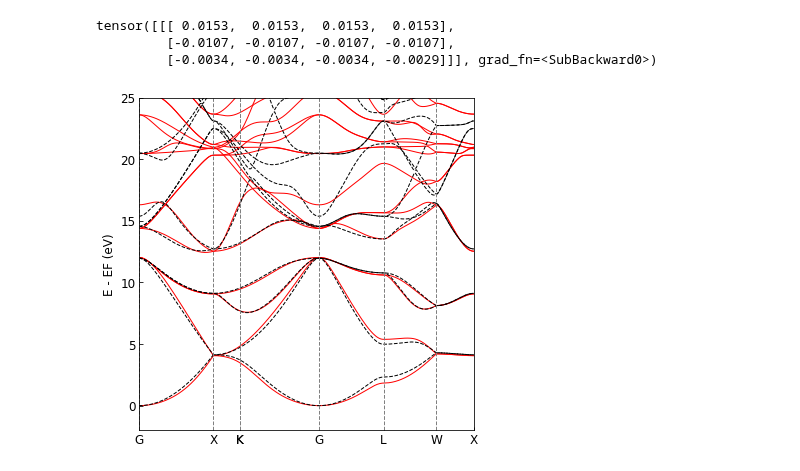
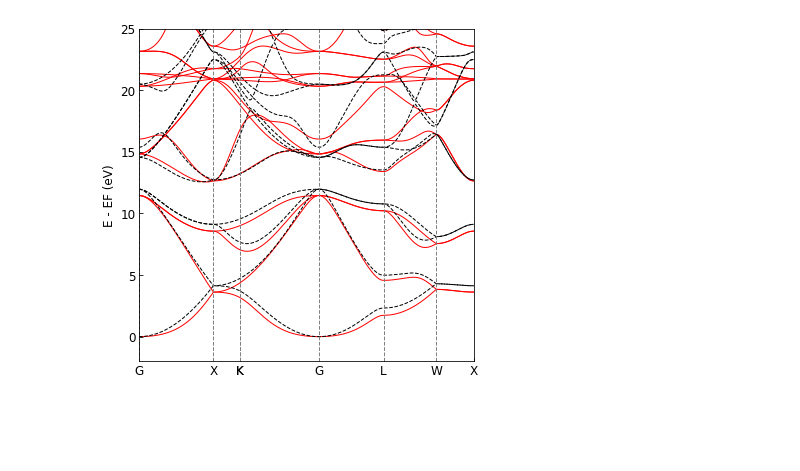
Before and after one commit to deepmodeling/DeePTB, a Jupyter notebook: examples/NRL-TB/silicon/plot_v2.ipynb, the cells around one changed output. Drawn from its saved outputs; the diff is of its cells as text; code cells hidden in the pictures; blank space fills up the shorter version.

```diff
--- a/examples/NRL-TB/silicon/plot_v2.ipynb
+++ b/examples/NRL-TB/silicon/plot_v2.ipynb
@@ -44,22 +16,16 @@ tensor([[[0., 0., 0., 0.],
-# %%
-model.onsite_param - model2.onsite_param
-# %% [output]
-tensor([[[ 0.0153,  0.0153,  0.0153,  0.0153],
-         [-0.0107, -0.0107, -0.0107, -0.0107],
-         [-0.0034, -0.0034, -0.0034, -0.0029]]], grad_fn=<SubBackward0>)
 # %%
 #set the band structure task
 jdata={
     "task_options": {
         "task": "band",
         "kline_type":"abacus",
-        "kpath":[[0.0000000000,  0.0000000000,   0.0000000000,   2],
-                [0.5000000000,   0.0000000000,   0.5000000000,   2],
+        "kpath":[[0.0000000000,  0.0000000000,   0.0000000000,   50],
+                [0.5000000000,   0.0000000000,   0.5000000000,   50],
                 [0.6250000000,   0.2500000000,   0.6250000000,   1],
-                [0.3750000000,   0.3750000000,   0.7500000000,   2],
-                [0.0000000000,   0.0000000000,   0.0000000000,   2],
-                [0.5000000000,   0.5000000000,   0.5000000000,   2],
-                [0.5000000000,   0.2500000000,   0.7500000000,   2],
+                [0.3750000000,   0.3750000000,   0.7500000000,   50],
+                [0.0000000000,   0.0000000000,   0.0000000000,   50],
+                [0.5000000000,   0.5000000000,   0.5000000000,   50],
+                [0.5000000000,   0.2500000000,   0.7500000000,   50],
                 [0.5000000000,   0.0000000000,   0.5000000000,   1 ]
                 ],
         "klabels":["G","X","X/U","K","G","L","W","X"],
@@ -88,25 +53,25 @@ eigenstatus = bcal.get_bands(data=stru_data,
 # %%
 # plot the band structure w.r.t. DFT results
 #band = np.load(f'./data/kpath.0/eigenvalues.npy')
-band = np.load("./data/kpath.0/eigs.npy")
+band = np.load("./data/kpath.0/eigenvalues.npy")
 
 if len(band.shape)==3:
     band = band[0,:,:]
 plt.figure(figsize=(6,6),dpi=72)
 plt.plot(eigenstatus['xlist'], eigenstatus['eigenvalues']- np.min(eigenstatus['eigenvalues']), 'r-',lw=1)
 plt.plot(eigenstatus['xlist'], band[:,:] - np.min(band[:,:]),'k--',lw=1)
 plt.ylim(-2,25)
 
 for ii in eigenstatus['high_sym_kpoints']:
     plt.axvline(ii,color='gray',lw=1,ls='--')
 plt.tick_params(direction='in')
 
 plt.xlim(eigenstatus['xlist'].min(),eigenstatus['xlist'].max())
 
 plt.ylabel('E - EF (eV)',fontsize=12)
 plt.yticks(fontsize=12)
 plt.xticks(eigenstatus['high_sym_kpoints'], eigenstatus['labels'], fontsize=12)
 #plt.savefig(f'{self.results_path}/band.png',dpi=300)
 plt.show()
 # %% [output]
-[figure, old version]
+[figure, new version]
```
Also changed, not shown: parts of 6 cells of this notebook, 4 other files.
